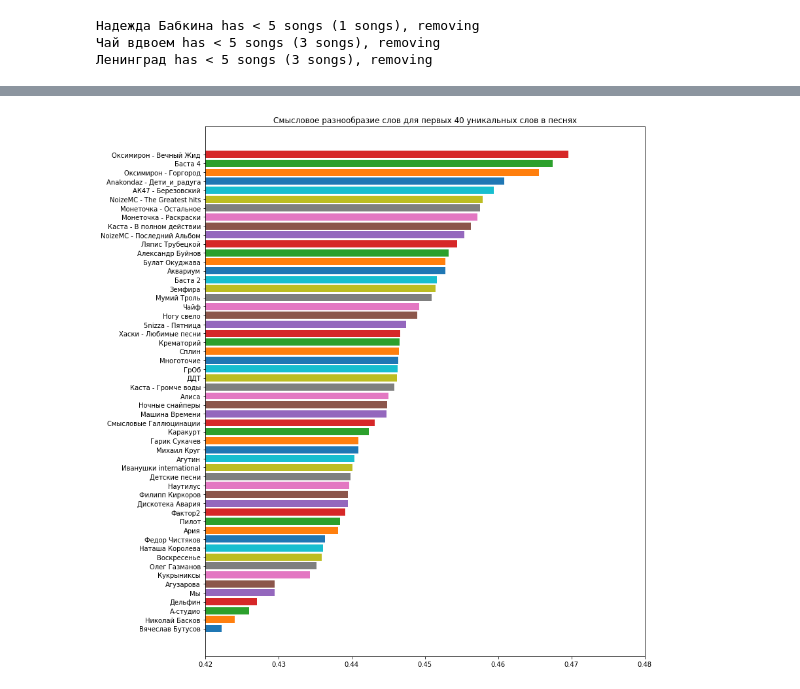
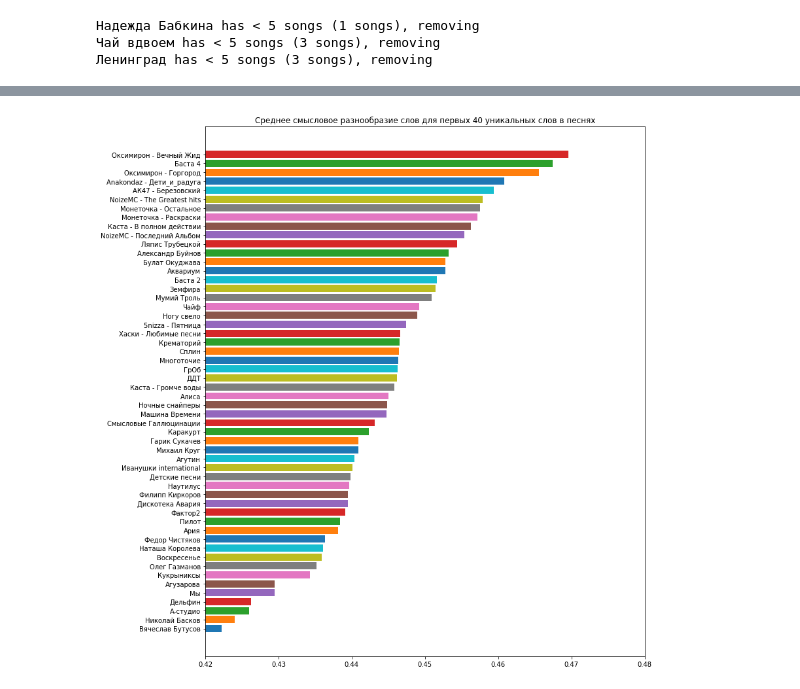
Before and after one commit to plaksivayatryapka/lyrics_diversity, a Jupyter notebook: pos_models.ipynb, the cells around one changed output, grey strips where cells are left out. Cells and saved outputs as stored; diff of their text form; code cells hidden in the pictures.

```diff
--- a/pos_models.ipynb
+++ b/pos_models.ipynb
@@ -117,30 +165,18 @@ save_vars(variable=vectors_data, filename='vectors_data_noun_verb_adj_%s_%s_pars
 # %%
+# DRAW SCATTER SIMILARITY
+
 words_count = 1000
-min_words = 40
-vectors_data = load_vars(filename='vectors_data_noun_verb_adj_%s_%s_parsed.pickle' % (min_words, words_count))
 fig = plt.figure(figsize=[16, 9])
-results = dict()
 for singer in vectors_data:
-    results[singer] = dict()
-    results[singer]['words_count'] = average([song['words_count'] for song in vectors_data[singer].values()])
-    results[singer]['average_diversity'] = average([-0.5 * song['average_similarity'][words_count] + 0.5
-                                                    for song in vectors_data[singer].values()
-                                                    if song['average_similarity'][words_count]])
+    _words_count = average([song['words_count'] for song in vectors_data[singer].values()])
+    _average_diversity = average([song['average_diversity'][words_count]
+                                  for song in vectors_data[singer].values()])
 
-    plt.scatter(results[singer]['words_count'],
-                results[singer]['average_diversity'],
-                s=80, label=singer)
-
-    plt.annotate(singer,
-                 (results[singer]['words_count'],
-                  results[singer]['average_diversity']), size=10)
+    plt.scatter(_words_count, _average_diversity, s=80, label=singer)
+    plt.annotate(singer, (_words_count, _average_diversity), size=10)
 
 plt.xlabel(u'Среднее количество уникальных распознанных слов в песне')
 plt.ylabel(u'Среднее смысловое разнообразие слов в песне')
 plt.title(u'Среднее смысловое разнообразие слов в песнях')
 plt.tight_layout()
-plt.savefig('scatter_model_w2v_05gb_noun_verb_adj_%s.png' % min_words)
-csv_data = pd.DataFrame.from_dict(results)
-csv_data = csv_data.transpose()
-csv_data.to_csv('results_w2v_05gb_noun_verb_adj_%s.csv' % min_words, encoding = 'utf8')
 # %% [output]
@@ -148,22 +184,20 @@ csv_data.to_csv('results_w2v_05gb_noun_verb_adj_%s.csv' % min_words, encoding =
 # %%
+# DRAW BAR SIMILARITY
+
 words_count = 40
-min_words = 40
-vectors_data = load_vars(filename='vectors_data_noun_verb_adj_%s_%s_parsed.pickle' % (min_words, words_count))
 fig = plt.figure(figsize=[12, 12])
 plot_data = list()
 for singer in vectors_data:
-    plot_data.append([singer, average([-0.5 * song['average_similarity'][words_count] + 0.5
-                                       for song in vectors_data[singer].values()
-                                       if song['average_similarity'][words_count] is not None])])
+    plot_data.append([singer, average([song['average_diversity'][words_count]
+                                       for song in vectors_data[singer].values()])])
 
 plot_data.sort(key=operator.itemgetter(1))
 
 for bar in plot_data:
     plt.barh(bar[0], bar[1])
 
-plt.title(u'Смысловое разнообразие слов для первых %s уникальных слов в песнях' % words_count)
+plt.title(u'Среднее смысловое разнообразие слов для первых %s уникальных слов в песнях' % words_count)
 plt.xlim([0.42, 0.48])
 plt.tight_layout()
-plt.savefig('barh_%s.png' % words_count)
 # %% [output]
-[figure, old version]
+[figure, new version]
```
Also changed, not shown: parts of 16 cells of this notebook.
